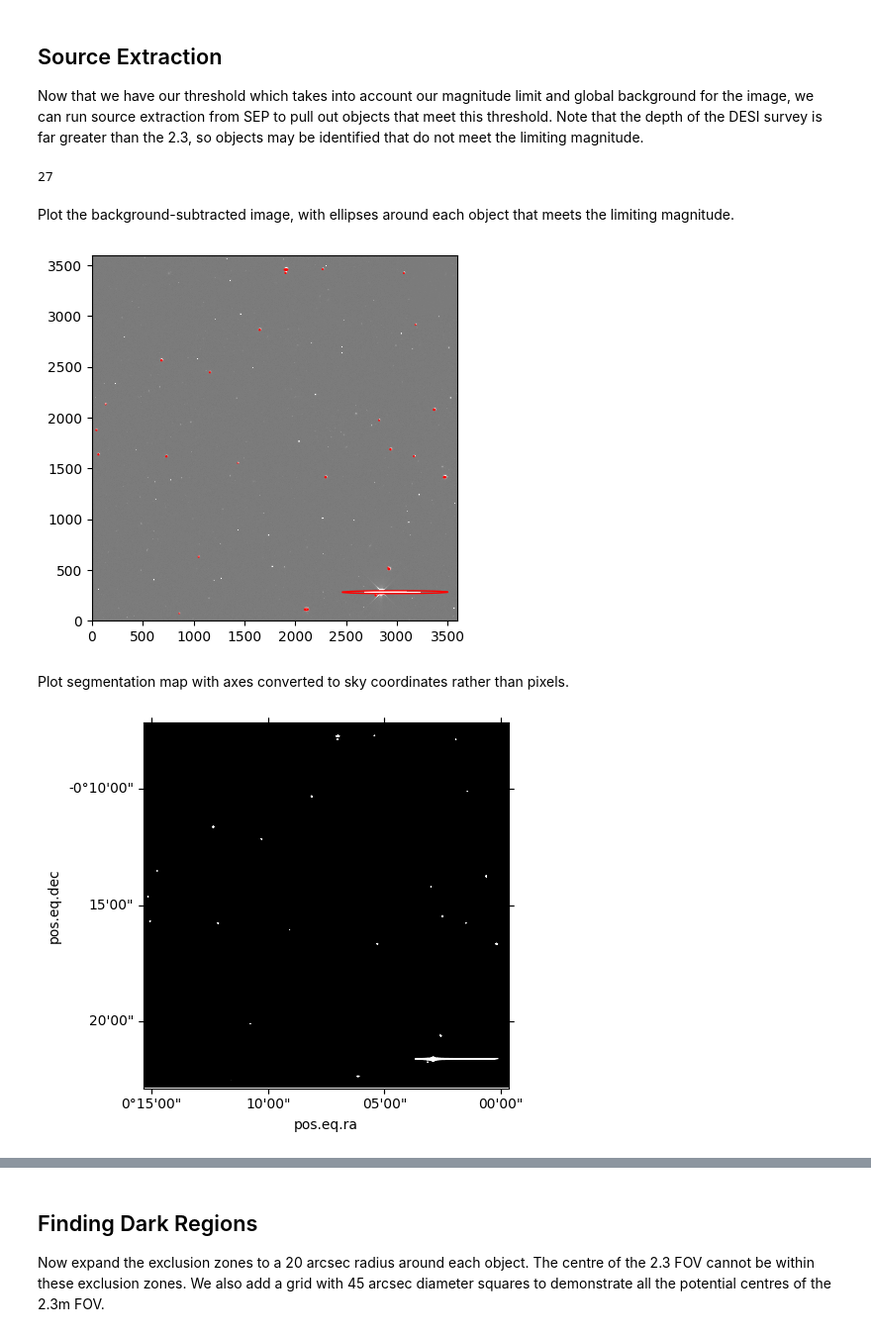
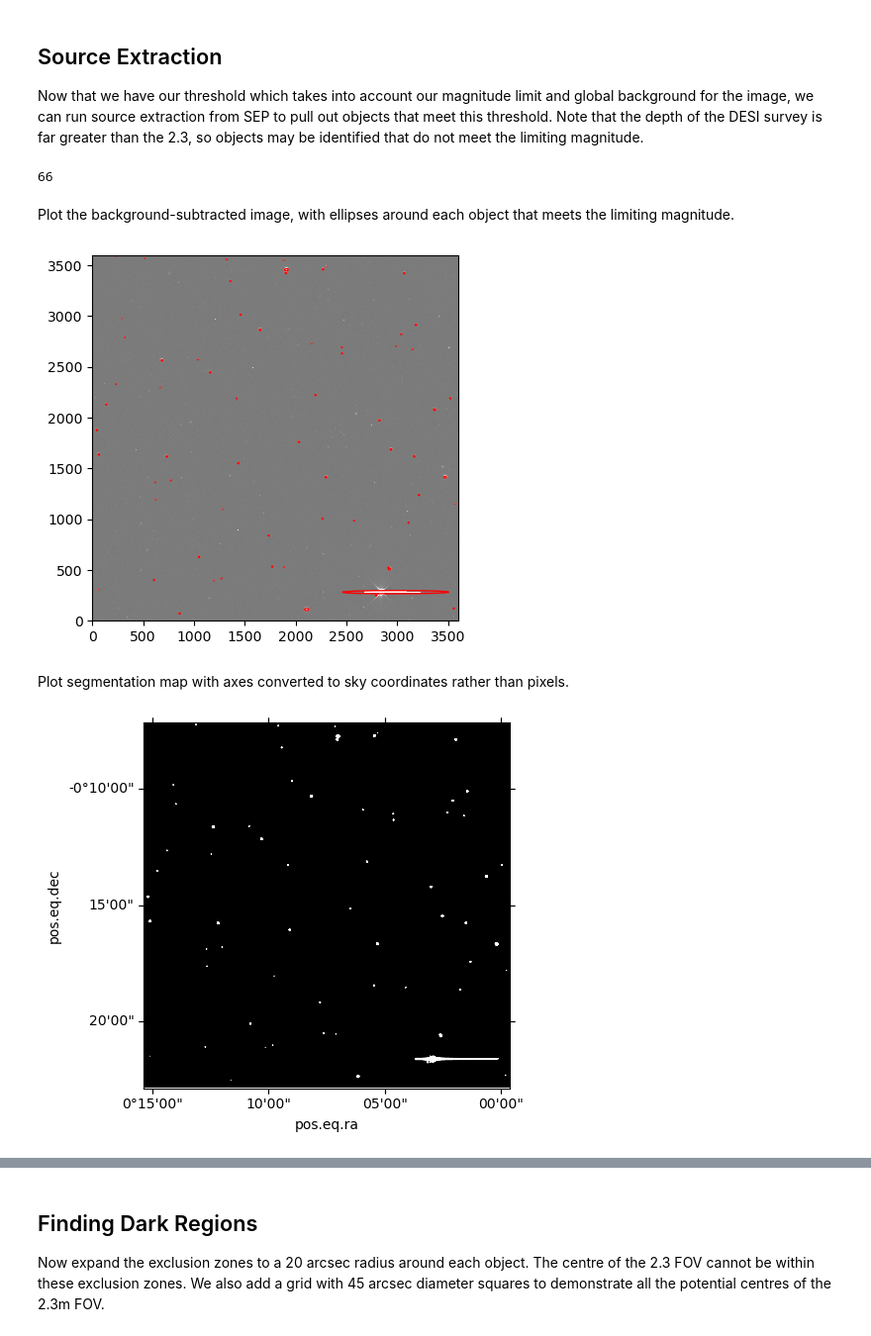
Before and after one commit to cyb0rb/WiFeS_Catalog, a Jupyter notebook: single_image_FULL.ipynb, the cells around one changed output, grey strips where cells are left out. Shown at 99% size. Cells and saved outputs as stored; diff of their text form; code cells hidden in the pictures.

Commit message:
Change Threshold

```diff
--- a/single_image_FULL.ipynb
+++ b/single_image_FULL.ipynb
@@ -209,7 +139,7 @@ def threshold_func():
     """
 
     threshold_values = thresh_values()
-    threshold = (1 / (threshold_values[0])) * (10 ** ((threshold_values[1] -  threshold_values[2]) / 2.5))
+    threshold = ((1 / (threshold_values[0])) * (10 ** ((threshold_values[1] -  threshold_values[2]) / 2.5)))/10
     return threshold
 # %% [markdown]
 Finally, run the thresholding function on the given image to find the threshold value.
@@ -232,7 +162,7 @@ def source_exctract():
 bkg_image, seg_map = source_exctract()
 len(bkg_image)
 # %% [output]
-27
+66
 # %% [markdown]
 Plot the background-subtracted image, with ellipses around each object that meets the limiting magnitude.
 # %%
@@ -259,23 +189,23 @@ def plot_image():
 
 plot_image()
 # %% [output]
-[figure, old version]
+[figure, new version]
 # %% [markdown]
 Plot segmentation map with axes converted to sky coordinates rather than pixels.
 # %%
 def plot_seg_map():
     """ Plots the segmentation map, given as an output in the source extraction step """
 
     fig = plt.figure()
     ax = fig.add_subplot(111, projection=wcs)
-    plt.imshow(seg_map, origin='lower', cmap='gray', vmin=0, vmax=1)
+    plt.imshow(seg_map, origin='lower', cmap='grey', vmin=0, vmax=1)
     lon = ax.coords[0]
     lat = ax.coords[1]
     lon.set_major_formatter('dd:mm:ss')
     lat.set_major_formatter('dd:mm:ss')
 
     return
 
 plot_seg_map()
 # %% [output]
-[figure, old version]
+[figure, new version]
```
Also changed, not shown: parts of 14 cells of this notebook.
